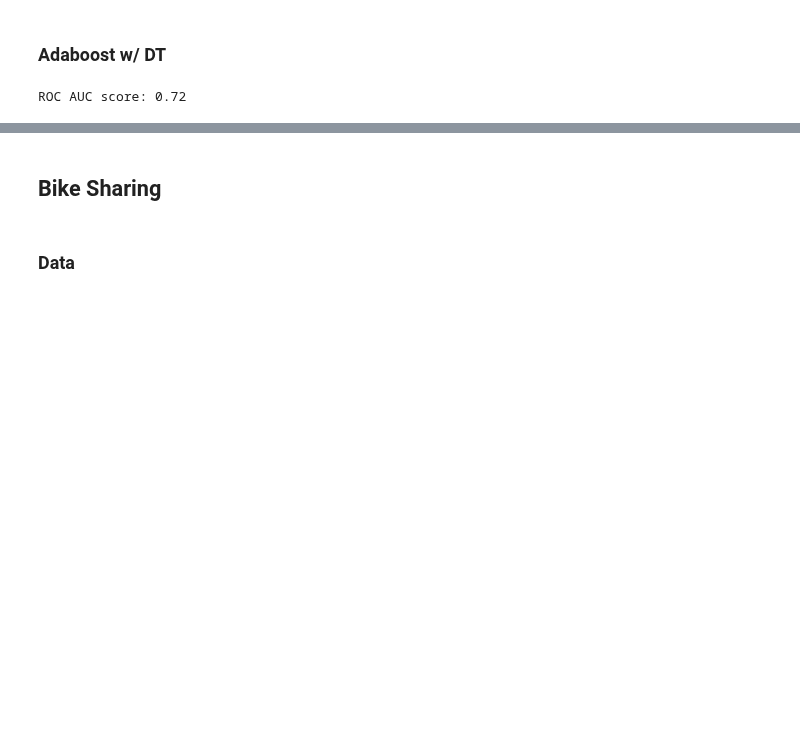
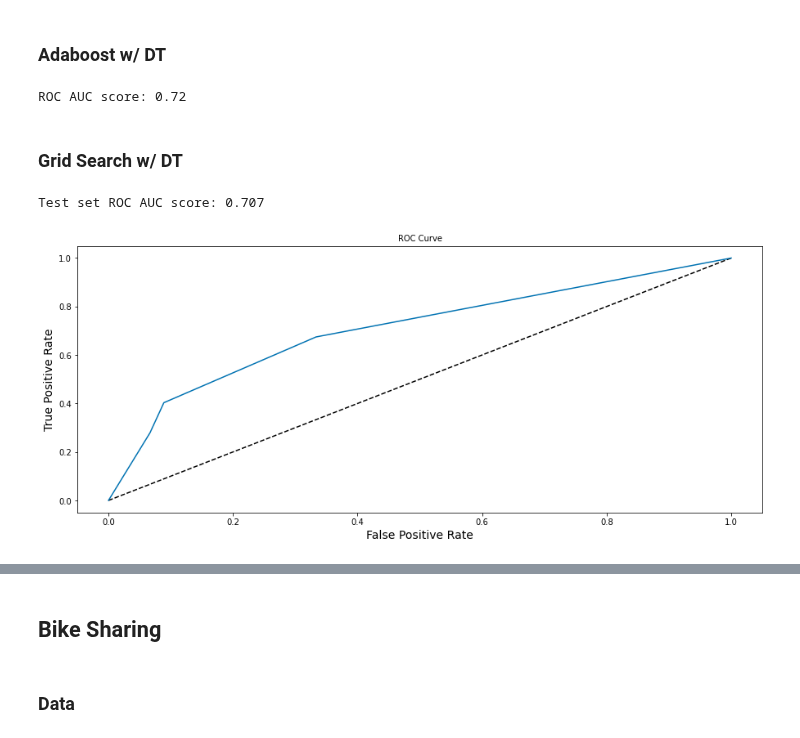
Before and after one commit to watchful-cluckets/springboard_dsci_career_track, a Jupyter notebook: datacamp_projects/trees/notebook.ipynb, the cells around one changed output, grey strips where cells are left out. Cells and saved outputs as stored; diff of their text form; code cells hidden in the pictures; blank space fills up the shorter version.

Commit message:
finished dc trees

```diff
--- a/datacamp_projects/trees/notebook.ipynb
+++ b/datacamp_projects/trees/notebook.ipynb
@@ -339,0 +346,7 @@ plot_feature_importances(X, rf)
+# %%
+gbt = GradientBoostingRegressor(n_estimators=300,
+                                max_depth=1,
+                                random_state=SEED)
+gbt.fit(X_train, y_train)
+y_pred = gbt.predict(X_test)
+rmse_gbt_test = np.sqrt(mean_squared_error(y_test, y_pred))
@@ -606,3 +632,47 @@ ada_roc_auc = roc_auc_score(y_test, y_pred_proba)
 print(f"ROC AUC score: {ada_roc_auc:.2f}")
 # %% [output]
 ROC AUC score: 0.72
+# %% [markdown]
+### Grid Search w/ DT
+# %%
+# Define params_dt
+params_dt = dict(max_depth=np.arange(2, 5, 1),
+                 min_samples_leaf=np.arange(0.12, 0.19, 0.02))
+
+# Instantiate grid_dt
+dt = DecisionTreeClassifier()
+grid_dt = GridSearchCV(estimator=dt,
+                       param_grid=params_dt,
+                       scoring='roc_auc',
+                       cv=5,
+                       n_jobs=-1)
+
+# fit
+grid_dt.fit(X_train, y_train)
+
+# Extract the best estimator
+best_model = grid_dt.best_estimator_
+
+# Predict the test set probabilities of the positive class
+y_pred_proba = best_model.predict_proba(X_test)[:,1]
+
+# Compute test_roc_auc
+test_roc_auc = roc_auc_score(y_test, y_pred_proba)
+
+# Print test_roc_auc
+print('Test set ROC AUC score: {:.3f}'.format(test_roc_auc))
+# %% [output]
+Test set ROC AUC score: 0.707
+# %%
+# Generate ROC curve values: fpr, tpr, thresholds
+fpr, tpr, thresholds = roc_curve(y_test, y_pred_proba)
+
+# Plot ROC curve
+plt.plot([0, 1], [0, 1], "k--")
+plt.plot(fpr, tpr)
+plt.xlabel("False Positive Rate")
+plt.ylabel("True Positive Rate")
+plt.title("ROC Curve")
+plt.show()
+# %% [output]
+[figure, added]
```
Also changed, not shown: parts of 21 cells of this notebook.
